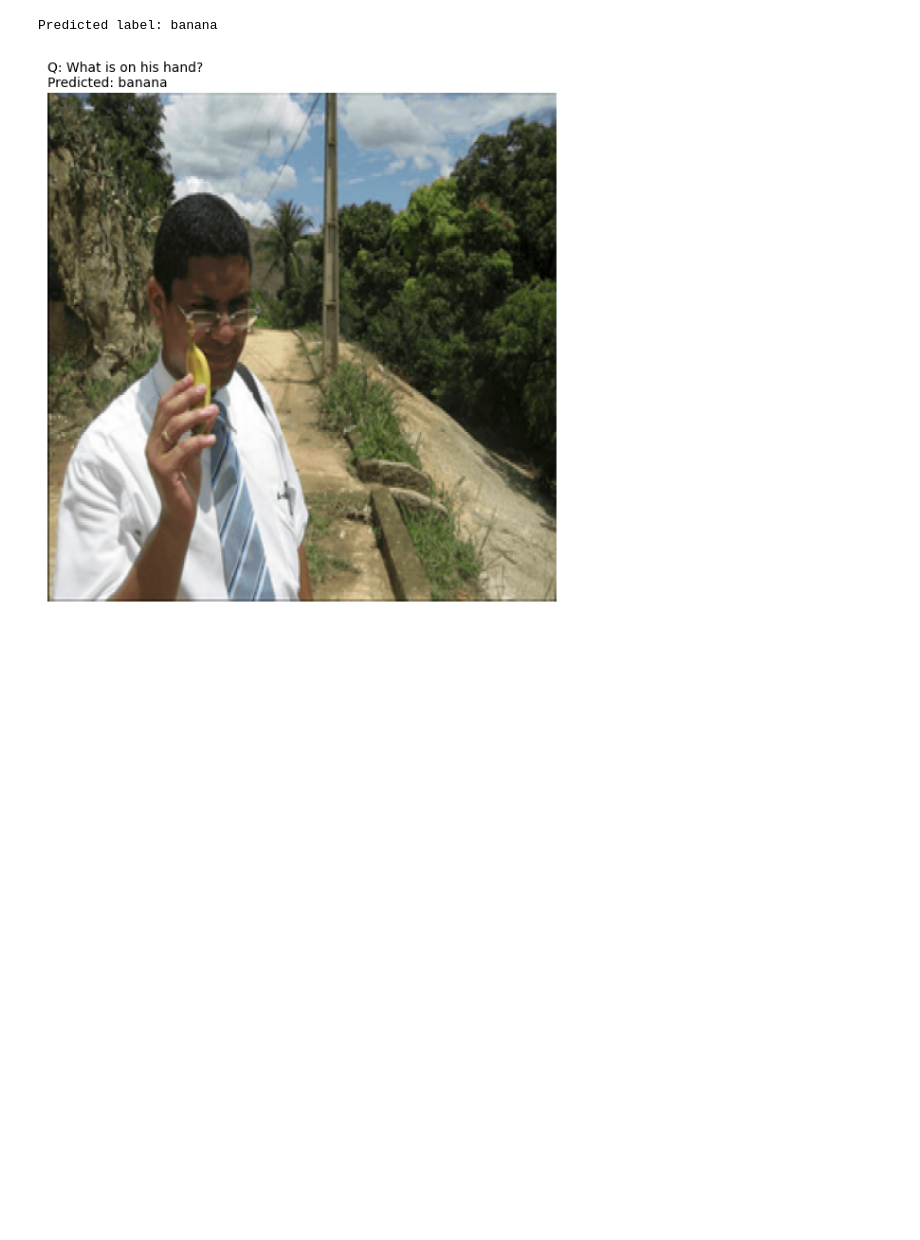
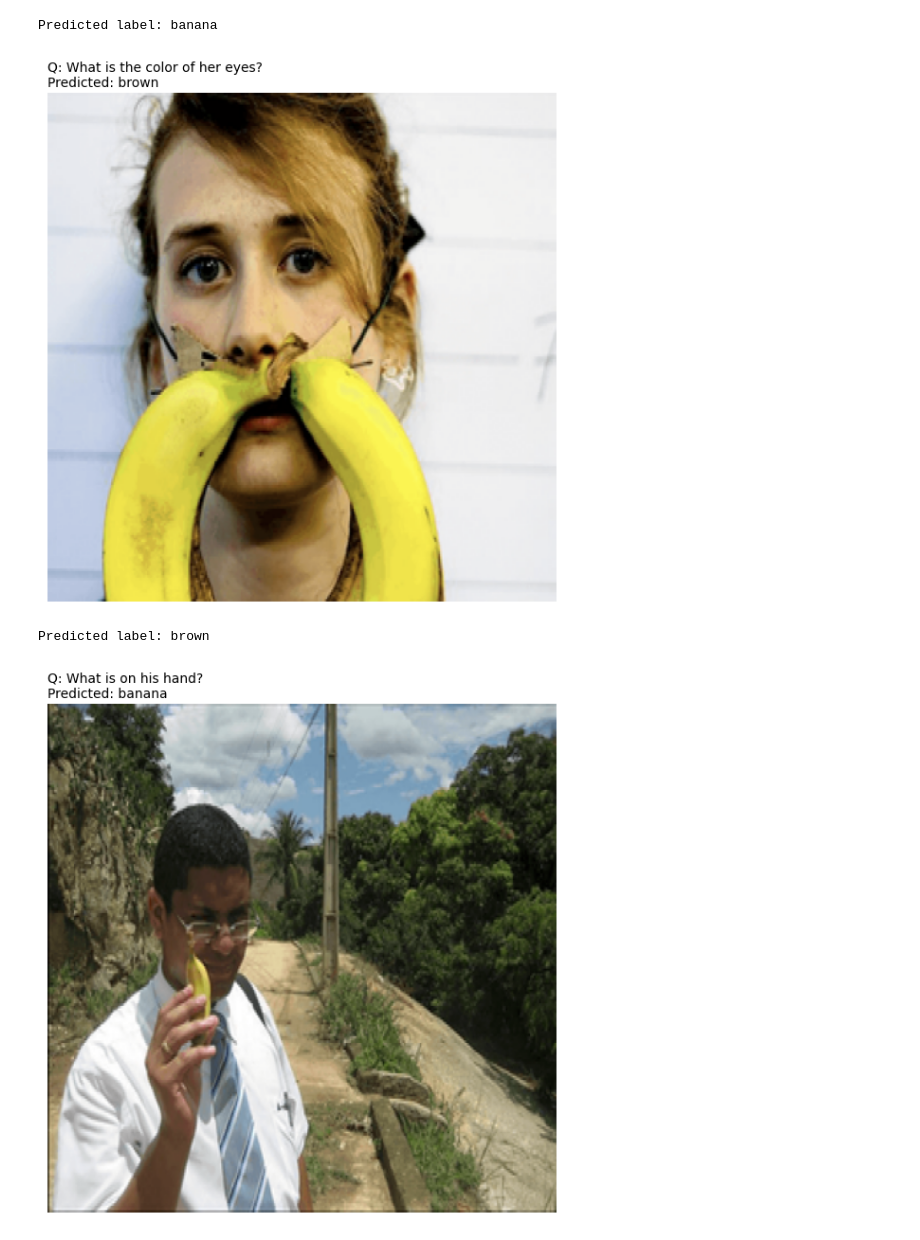
Before and after one commit to zagarsuren/visionaid-vqa, a Jupyter notebook: notebooks/vqa_inference_general.ipynb, the cells around one changed output. Drawn from its saved outputs; the diff is of its cells as text; code cells hidden in the pictures; blank space fills up the shorter version.

```diff
--- a/notebooks/vqa_inference_general.ipynb
+++ b/notebooks/vqa_inference_general.ipynb
@@ -64,6 +64,15 @@ print("Predicted label:", predicted)
 # %% [output]
 [figure]
 Predicted label: banana
+# %%
+image_path = "/Users/zagaraa/Documents/GitHub/visionaid-vqa/assets/vqa1.png"
+question = "What is the color of her eyes?"
+
+predicted = predict_vqa(image_path, question)
+print("Predicted label:", predicted)
+# %% [output]
+[figure, added]
+Predicted label: brown
 # %%
 image_path = "/Users/zagaraa/Documents/GitHub/visionaid-vqa/assets/vqa2.png"
 question = "What is on his hand?"
```
Also changed, not shown: parts of 1 cell of this notebook.
